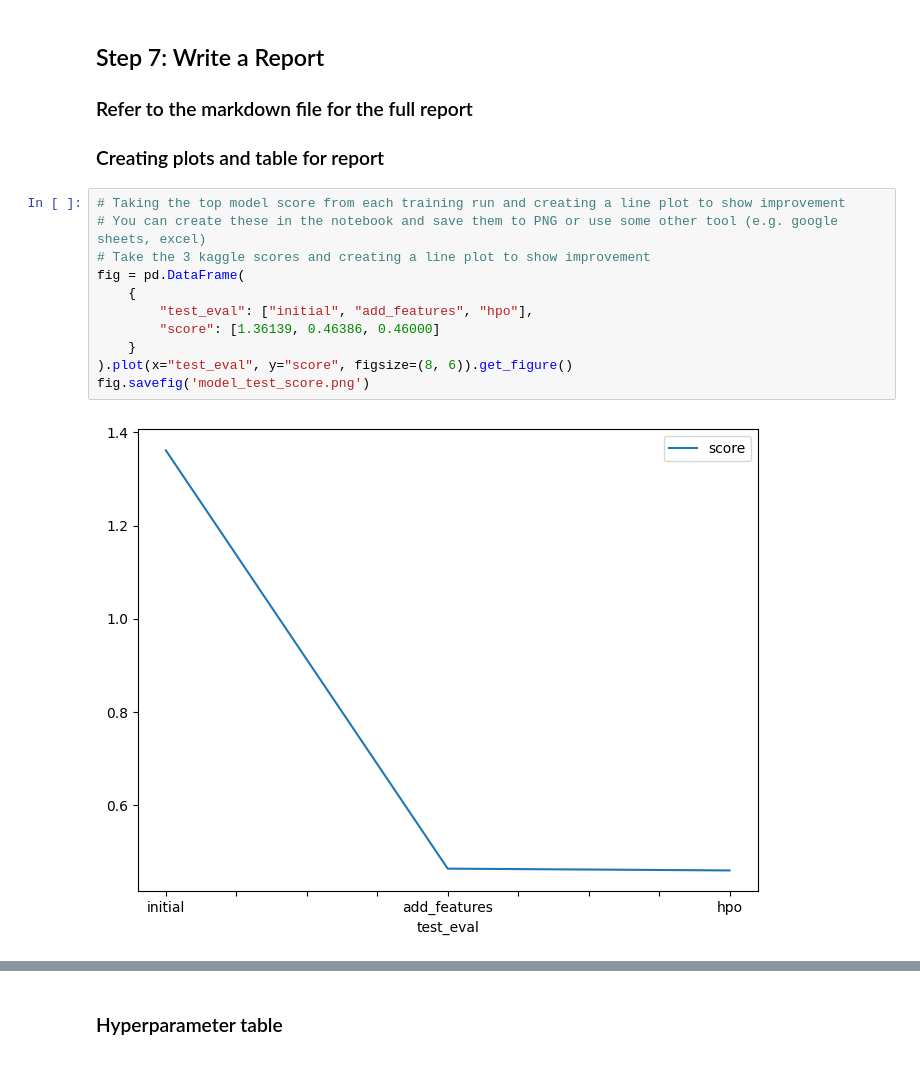
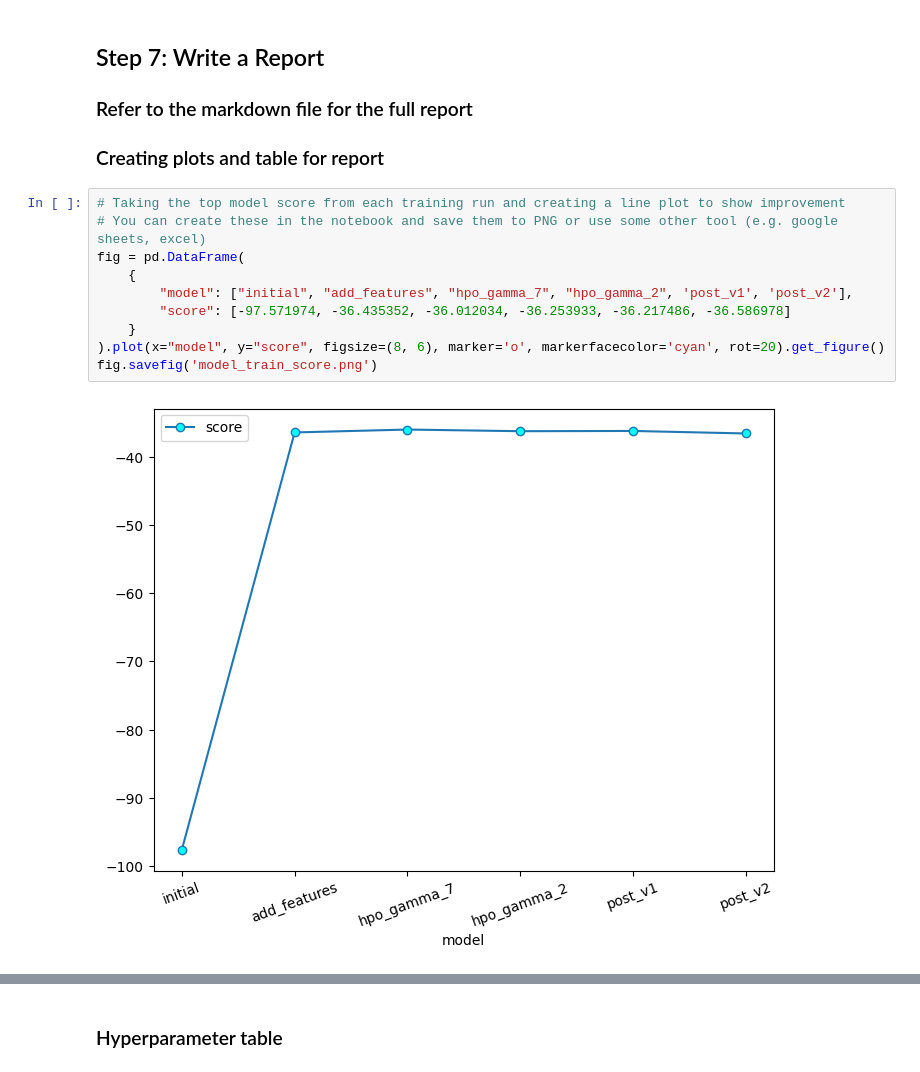
Before and after one commit to aeryskyB/awsml-project-1, a Jupyter notebook: project-template.ipynb, the cells around one changed output, grey strips where cells are left out. Cells and saved outputs as stored; diff of their text form.

```diff
--- a/project-template.ipynb
+++ b/project-template.ipynb
@@ -742,13 +732,12 @@ submission.csv                  2023-05-28 15:07:03  first raw submission
 # %%
 # Taking the top model score from each training run and creating a line plot to show improvement
 # You can create these in the notebook and save them to PNG or use some other tool (e.g. google sheets, excel)
-# Take the 3 kaggle scores and creating a line plot to show improvement
 fig = pd.DataFrame(
     {
-        "test_eval": ["initial", "add_features", "hpo"],
-        "score": [1.36139, 0.46386, 0.46000]
+        "model": ["initial", "add_features", "hpo_gamma_7", "hpo_gamma_2", 'post_v1', 'post_v2'],
+        "score": [-97.571974, -36.435352, -36.012034, -36.253933, -36.217486, -36.586978]
     }
-).plot(x="test_eval", y="score", figsize=(8, 6)).get_figure()
-fig.savefig('model_test_score.png')
+).plot(x="model", y="score", figsize=(8, 6), marker='o', markerfacecolor='cyan', rot=20).get_figure()
+fig.savefig('model_train_score.png')
 # %% [output]
-[figure, old version]
+[figure, new version]
```
Also changed, not shown: parts of 10 cells of this notebook, 3 other files.
